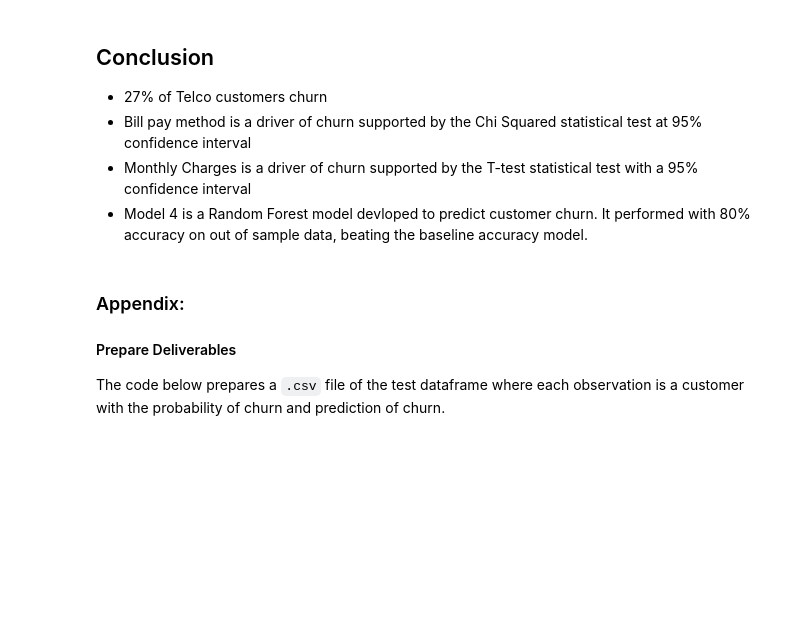
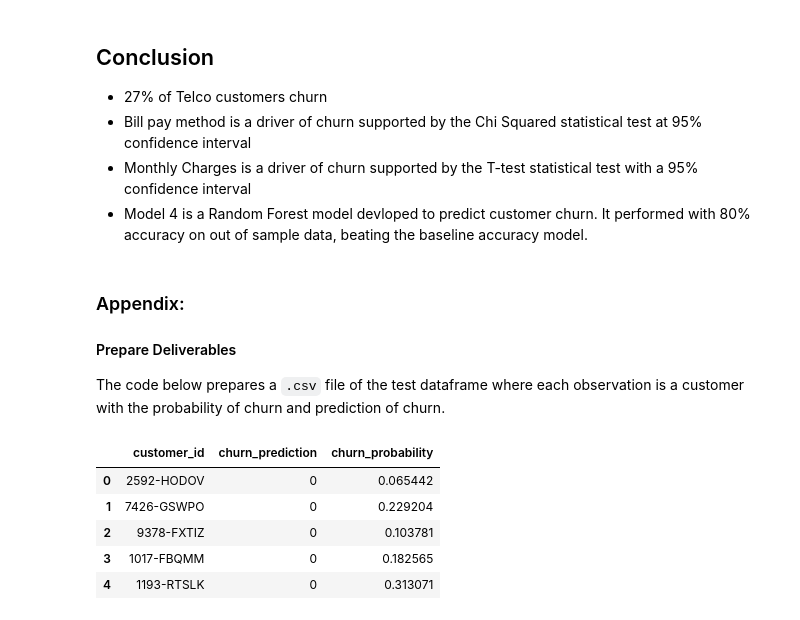
Before and after one commit to joann-balraj/telco-churn-project, a Jupyter notebook: Telco_Churn_Report.ipynb, the cells around one changed output. Cells and saved outputs as stored; diff of their text form; code cells hidden in the pictures; blank space fills up the shorter version.

```diff
--- a/Telco_Churn_Report.ipynb
+++ b/Telco_Churn_Report.ipynb
@@ -819,0 +822,10 @@ test.drop(columns=['contract_type_id', 'auto_bill_pay', 'tenure', 'monthly_charg
+# %%
+telco_csv = pd.read_csv('telco_churn_pred_and_proba.csv')
+telco_csv.head()
+# %% [output]
+|  | customer_id | churn_prediction | churn_probability |
+| 0 | 2592-HODOV | 0 | 0.065442 |
+| 1 | 7426-GSWPO | 0 | 0.229204 |
+| 2 | 9378-FXTIZ | 0 | 0.103781 |
+| 3 | 1017-FBQMM | 0 | 0.182565 |
+| 4 | 1193-RTSLK | 0 | 0.313071 |
```
Also changed, not shown: parts of 2 cells of this notebook, 1 other file.
